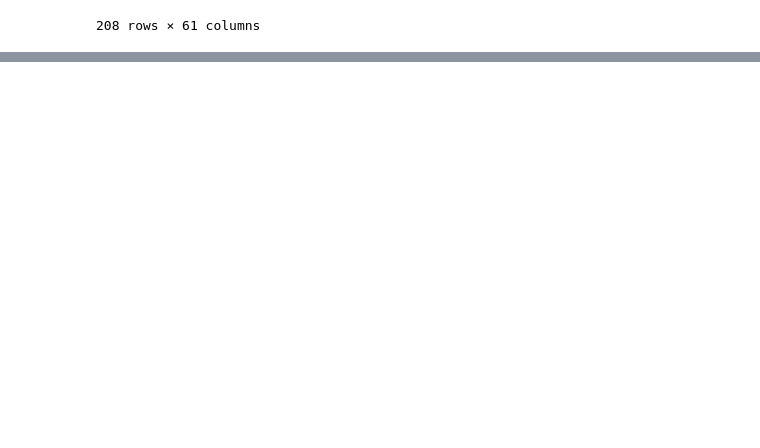
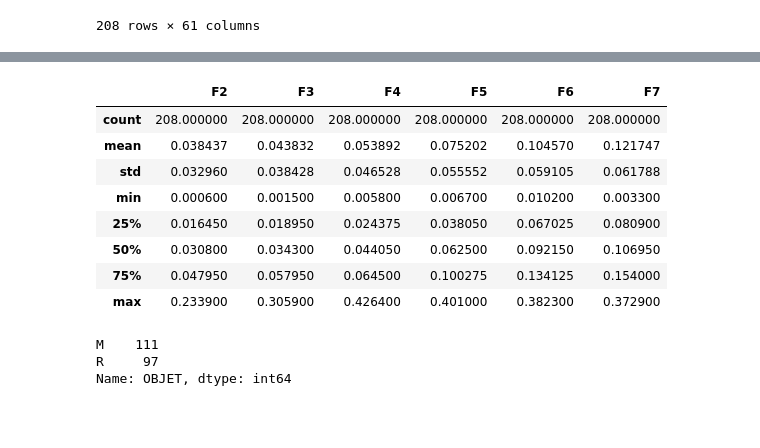
Before and after one commit to Ryuzvki-SN/IA_M1_2021_12_28, a Jupyter notebook: csv/Untitled.ipynb, the cells around one changed output, grey strips where cells are left out. Cells and saved outputs as stored; diff of their text form; code cells hidden in the pictures; blank space fills up the shorter version.

```diff
--- a/csv/Untitled.ipynb
+++ b/csv/Untitled.ipynb
@@ -111,0 +129,21 @@ KeyError: ('F2', 'F8')
+# %%
+df2_7=donnees[["F2","F3","F4","F5","F6","F7"]]
+df2_7.describe()
+# %% [output]
+|  | F2 | F3 | F4 | F5 | F6 | F7 |
+| count | 208.000000 | 208.000000 | 208.000000 | 208.000000 | 208.000000 | 208.000000 |
+| mean | 0.038437 | 0.043832 | 0.053892 | 0.075202 | 0.104570 | 0.121747 |
+| std | 0.032960 | 0.038428 | 0.046528 | 0.055552 | 0.059105 | 0.061788 |
+| min | 0.000600 | 0.001500 | 0.005800 | 0.006700 | 0.010200 | 0.003300 |
+| 25% | 0.016450 | 0.018950 | 0.024375 | 0.038050 | 0.067025 | 0.080900 |
+| 50% | 0.030800 | 0.034300 | 0.044050 | 0.062500 | 0.092150 | 0.106950 |
+| 75% | 0.047950 | 0.057950 | 0.064500 | 0.100275 | 0.134125 | 0.154000 |
+| max | 0.233900 | 0.305900 | 0.426400 | 0.401000 | 0.382300 | 0.372900 |
+# %%
+donnees['OBJET'].value_counts()
+# %% [output]
+M    111
+R     97
+Name: OBJET, dtype: int64
+# %% [markdown]
+#####
```
Also changed, not shown: parts of 6 cells of this notebook, 12 other files.
